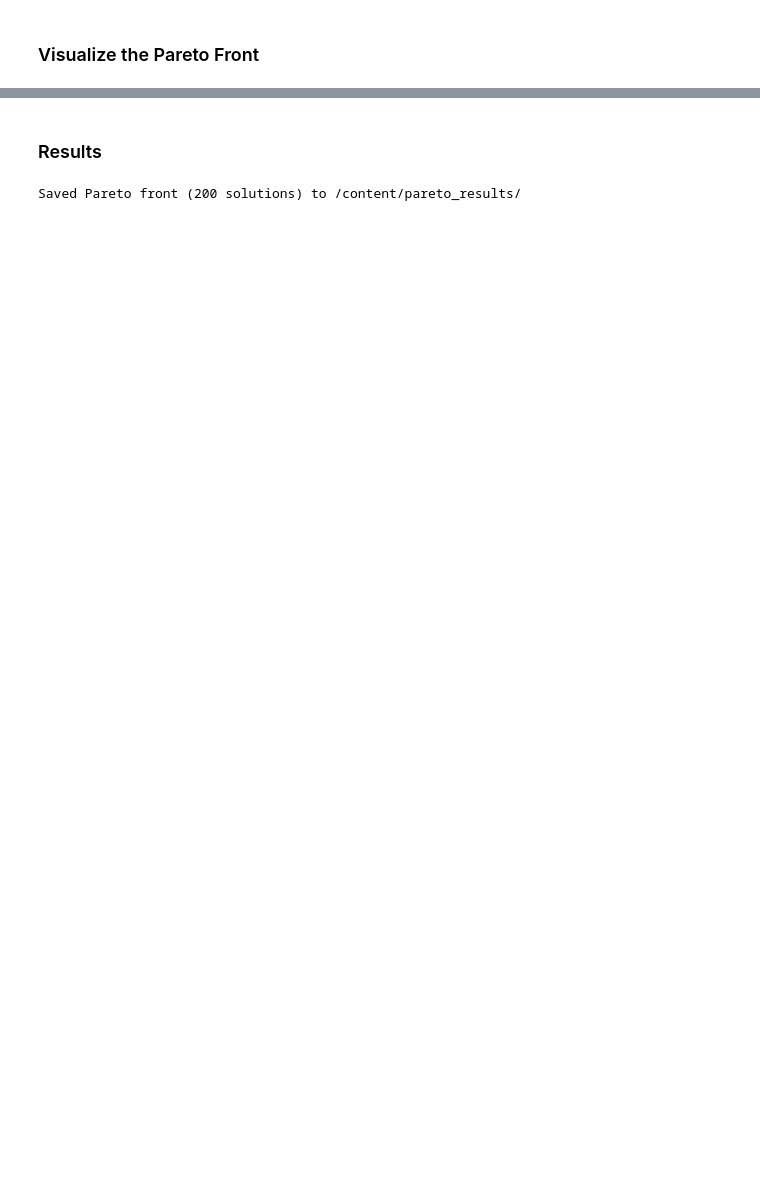
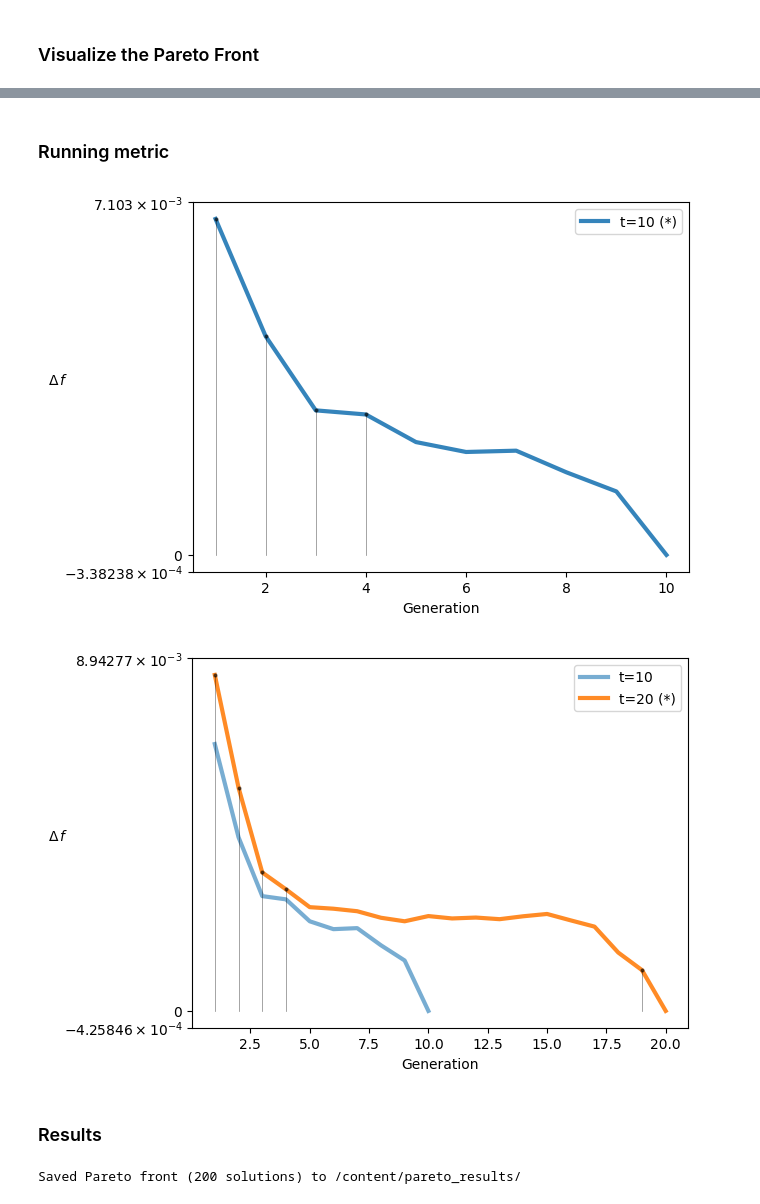
Before and after one commit to Nicola-Ibrahim/Tracing-Objectives-Backwards, a Jupyter notebook: notebooks/01_pareto_front.ipynb, the cells around one changed output, grey strips where cells are left out. Saved outputs shown, nothing was run; the diff lists cells and outputs as text; code cells hidden in the pictures; blank space fills up the shorter version.

```diff
--- a/notebooks/01_pareto_front.ipynb
+++ b/notebooks/01_pareto_front.ipynb
@@ -543,6 +612,21 @@ if result.F.size > 0:
 fig.show()
 # %% [output]
 [interactive output not drawn]
+# %% [markdown]
+### Running metric
+# %%
+from pymoo.util.running_metric import RunningMetricAnimation
+
+running = RunningMetricAnimation(delta_gen=10,
+                        n_plots=3,
+                        key_press=False,
+                        do_show=True)
+
+for algorithm in result.history:
+    running.update(algorithm)
+# %% [output]
+[figure, added]
+[figure, added]
 # %% [markdown]
 ### Results
 # %%
```
Also changed, not shown: parts of 6 cells of this notebook.
